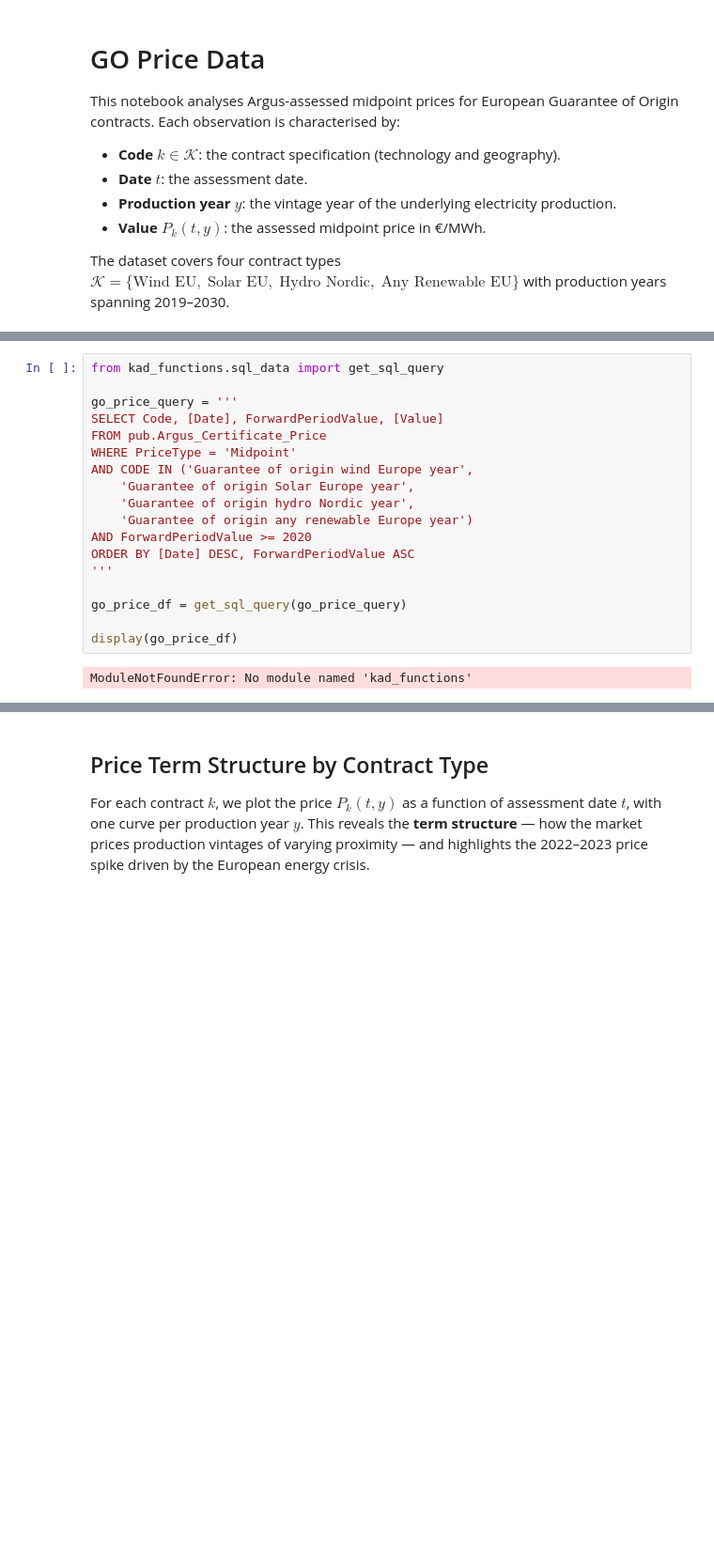
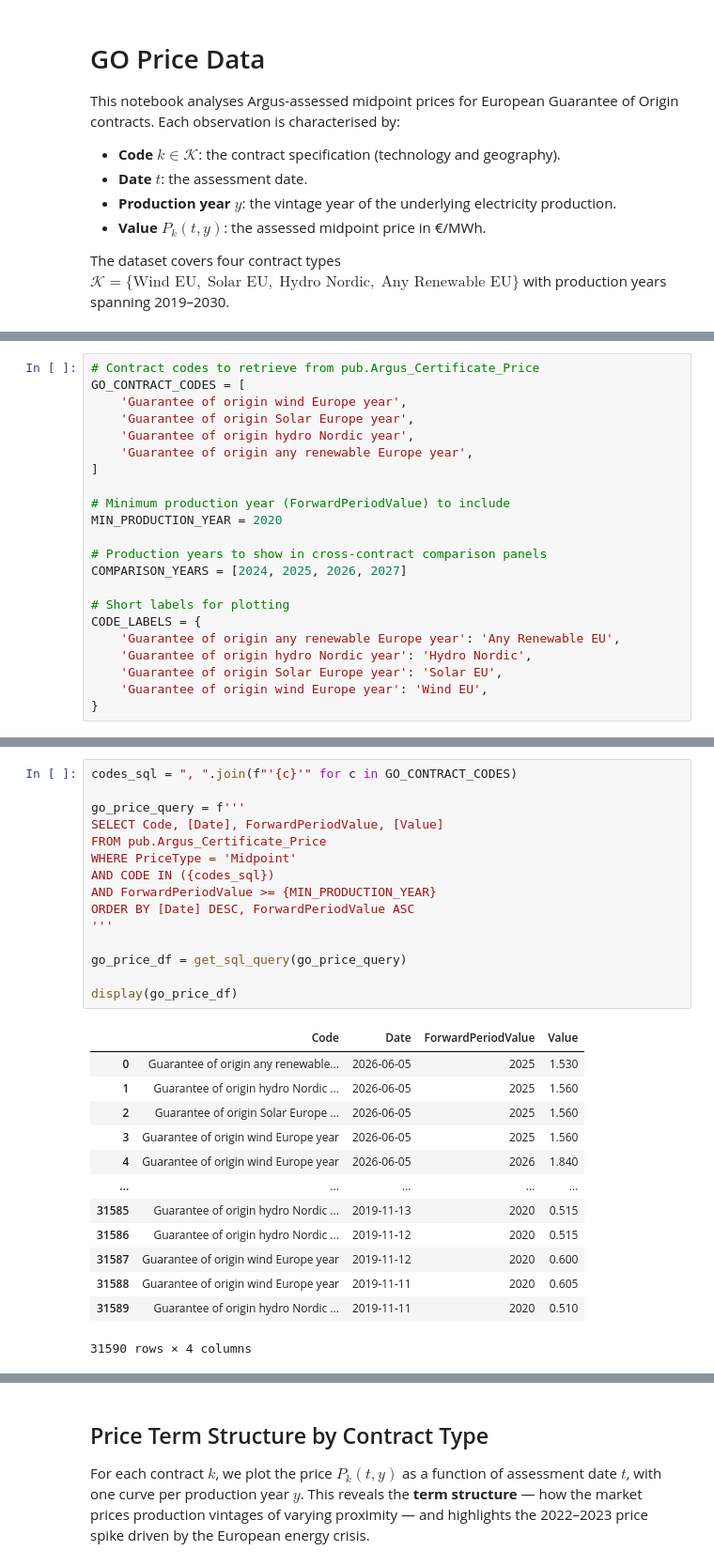
Before and after one commit to kad-incom/GOs, a Jupyter notebook: GO_Price_Data.ipynb, the cells around one changed output, grey strips where cells are left out. Shown at 94% size. Saved outputs shown, nothing was run; the diff lists cells and outputs as text; blank space fills up the shorter version.

```diff
--- a/GO_Price_Data.ipynb
+++ b/GO_Price_Data.ipynb
@@ -10,0 +24,22 @@ The dataset covers four contract types $\mathcal{K} = \{\text{Wind EU},\; \text{
+# %%
+# Contract codes to retrieve from pub.Argus_Certificate_Price
+GO_CONTRACT_CODES = [
+    'Guarantee of origin wind Europe year',
+    'Guarantee of origin Solar Europe year',
+    'Guarantee of origin hydro Nordic year',
+    'Guarantee of origin any renewable Europe year',
+]
+
+# Minimum production year (ForwardPeriodValue) to include
+MIN_PRODUCTION_YEAR = 2020
+
+# Production years to show in cross-contract comparison panels
+COMPARISON_YEARS = [2024, 2025, 2026, 2027]
+
+# Short labels for plotting
+CODE_LABELS = {
+    'Guarantee of origin any renewable Europe year': 'Any Renewable EU',
+    'Guarantee of origin hydro Nordic year': 'Hydro Nordic',
+    'Guarantee of origin Solar Europe year': 'Solar EU',
+    'Guarantee of origin wind Europe year': 'Wind EU',
+}
@@ -11,21 +50,30 @@ The dataset covers four contract types $\mathcal{K} = \{\text{Wind EU},\; \text{
 # %%
-from kad_functions.sql_data import get_sql_query
+codes_sql = ", ".join(f"'{c}'" for c in GO_CONTRACT_CODES)
 
-go_price_query = '''
+go_price_query = f'''
 SELECT Code, [Date], ForwardPeriodValue, [Value]
 FROM pub.Argus_Certificate_Price
 WHERE PriceType = 'Midpoint'
-AND CODE IN ('Guarantee of origin wind Europe year',
-    'Guarantee of origin Solar Europe year',
-    'Guarantee of origin hydro Nordic year',
-    'Guarantee of origin any renewable Europe year')
-AND ForwardPeriodValue >= 2020
+AND CODE IN ({codes_sql})
+AND ForwardPeriodValue >= {MIN_PRODUCTION_YEAR}
 ORDER BY [Date] DESC, ForwardPeriodValue ASC
 '''
 
 go_price_df = get_sql_query(go_price_query)
 
 display(go_price_df)
 # %% [output]
+|  | Code | Date | ForwardPeriodValue | Value |
+| 0 | Guarantee of origin any renewable... | 2026-06-05 | 2025 | 1.530 |
+| 1 | Guarantee of origin hydro Nordic ... | 2026-06-05 | 2025 | 1.560 |
+| 2 | Guarantee of origin Solar Europe ... | 2026-06-05 | 2025 | 1.560 |
+| 3 | Guarantee of origin wind Europe year | 2026-06-05 | 2025 | 1.560 |
+| 4 | Guarantee of origin wind Europe year | 2026-06-05 | 2026 | 1.840 |
+| ... | ... | ... | ... | ... |
+| 31585 | Guarantee of origin hydro Nordic ... | 2019-11-13 | 2020 | 0.515 |
+| 31586 | Guarantee of origin hydro Nordic ... | 2019-11-12 | 2020 | 0.515 |
+| 31587 | Guarantee of origin wind Europe year | 2019-11-12 | 2020 | 0.600 |
+| 31588 | Guarantee of origin wind Europe year | 2019-11-11 | 2020 | 0.605 |
+| 31589 | Guarantee of origin hydro Nordic ... | 2019-11-11 | 2020 | 0.510 |
-ModuleNotFoundError: No module named 'kad_functions'
+31590 rows × 4 columns
 # %%
```
Also changed, not shown: parts of 8 cells of this notebook, 17 other files.
